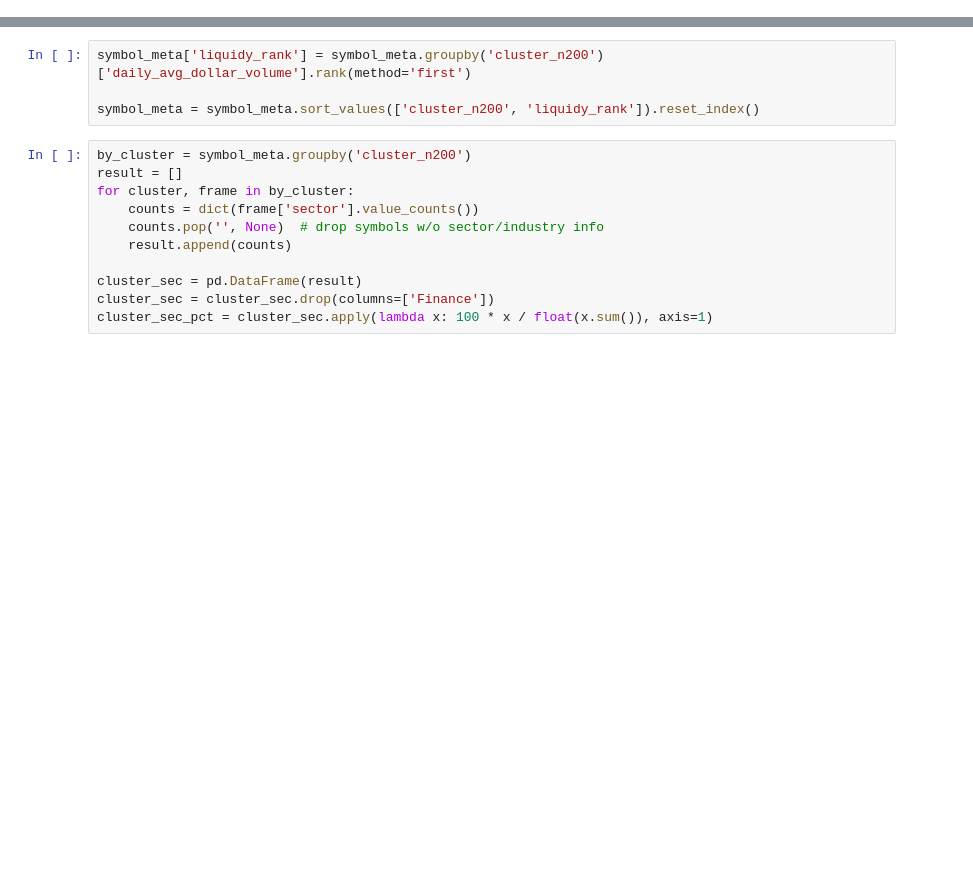
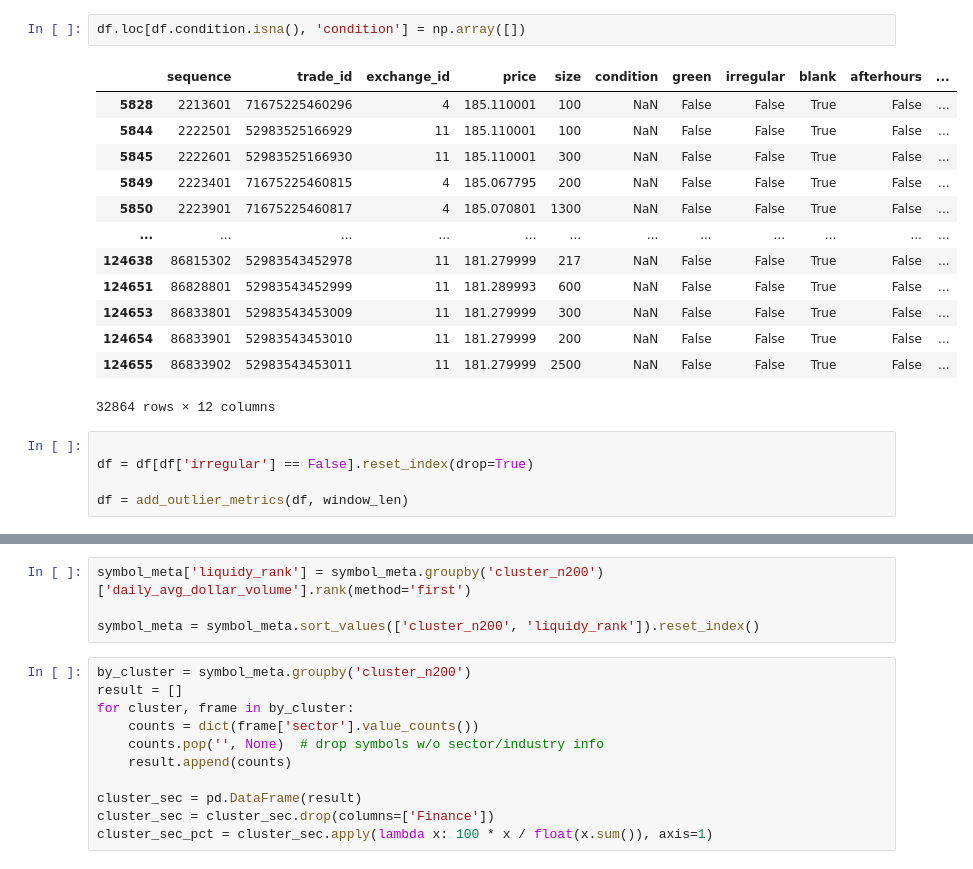
Before and after one commit to bobcolner/pandas-polygon, a Jupyter notebook: notebook.ipynb, the cells around one changed output, grey strips where cells are left out. Drawn from its saved outputs; the diff is of its cells as text; blank space fills up the shorter version.

```diff
--- a/notebook.ipynb
+++ b/notebook.ipynb
@@ -26,0 +133,21 @@ df = pb.trades_to_df(trades)
+# %%
+df.loc[df.condition.isna(), 'condition'] = np.array([])
+# %% [output]
+|  | sequence | trade_id | exchange_id | price | size | condition | green | irregular | blank | afterhours | ... |
+| 5828 | 2213601 | 71675225460296 | 4 | 185.110001 | 100 | NaN | False | False | True | False | ... |
+| 5844 | 2222501 | 52983525166929 | 11 | 185.110001 | 100 | NaN | False | False | True | False | ... |
+| 5845 | 2222601 | 52983525166930 | 11 | 185.110001 | 300 | NaN | False | False | True | False | ... |
+| 5849 | 2223401 | 71675225460815 | 4 | 185.067795 | 200 | NaN | False | False | True | False | ... |
+| 5850 | 2223901 | 71675225460817 | 4 | 185.070801 | 1300 | NaN | False | False | True | False | ... |
+| ... | ... | ... | ... | ... | ... | ... | ... | ... | ... | ... | ... |
+| 124638 | 86815302 | 52983543452978 | 11 | 181.279999 | 217 | NaN | False | False | True | False | ... |
+| 124651 | 86828801 | 52983543452999 | 11 | 181.289993 | 600 | NaN | False | False | True | False | ... |
+| 124653 | 86833801 | 52983543453009 | 11 | 181.279999 | 300 | NaN | False | False | True | False | ... |
+| 124654 | 86833901 | 52983543453010 | 11 | 181.279999 | 200 | NaN | False | False | True | False | ... |
+| 124655 | 86833902 | 52983543453011 | 11 | 181.279999 | 2500 | NaN | False | False | True | False | ... |
+32864 rows × 12 columns
+# %%
+
+df = df[df['irregular'] == False].reset_index(drop=True)
+
+df = add_outlier_metrics(df, window_len)
```
Also changed, not shown: parts of 32 cells of this notebook, 6 other files.
